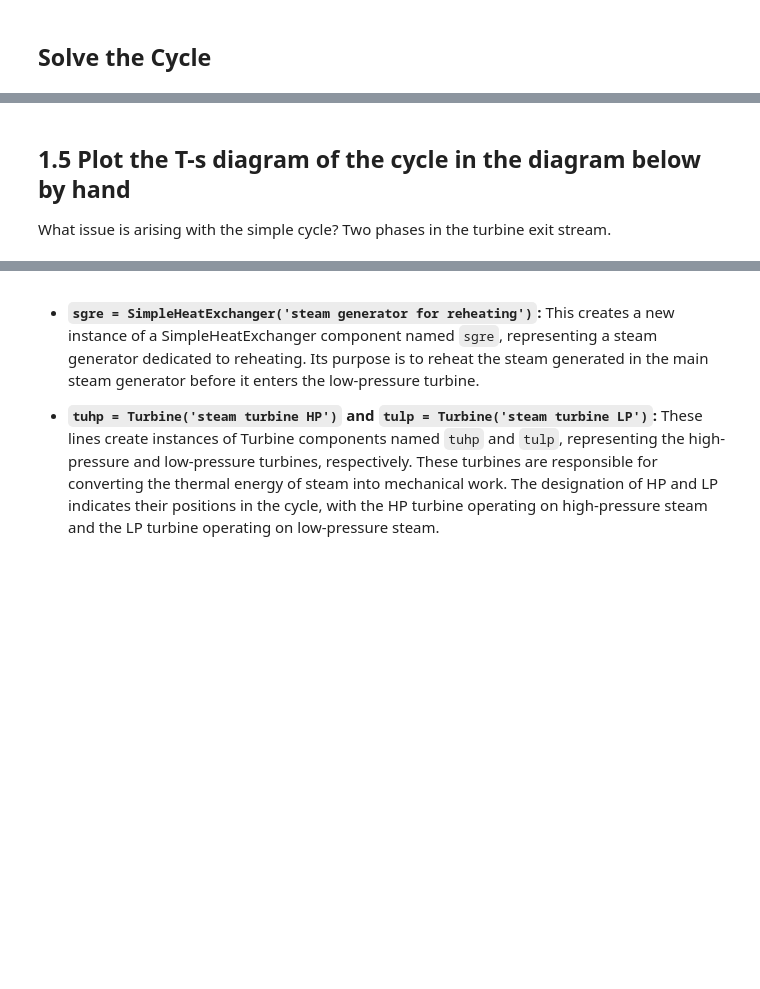
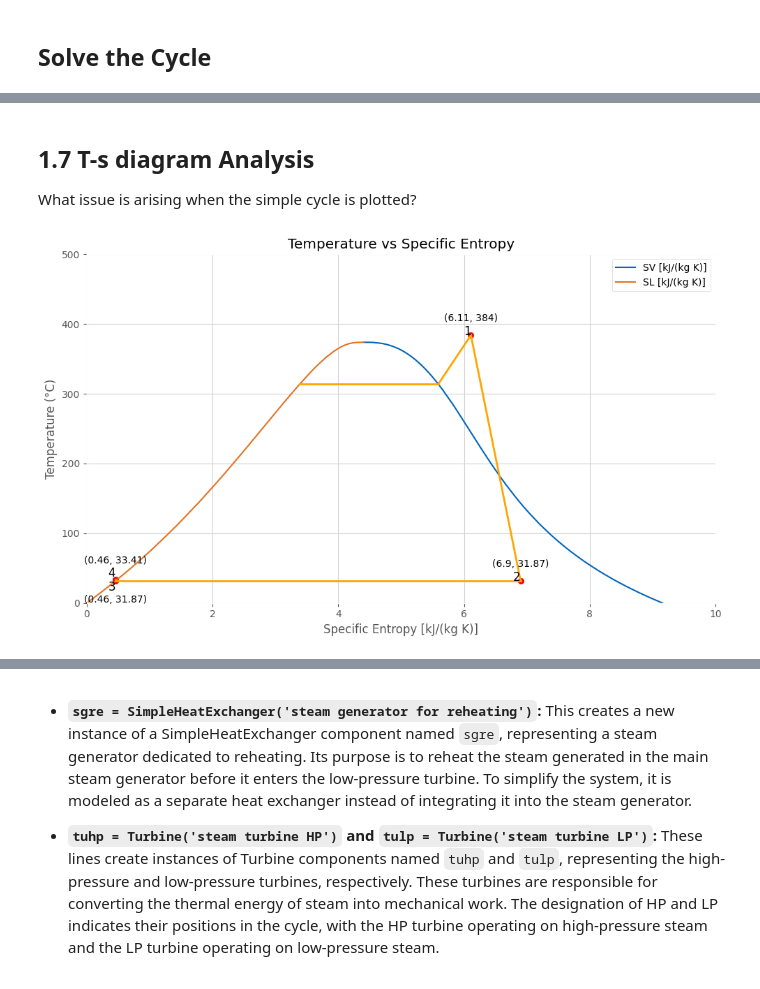
Before and after one commit to ddceruti/csp-exercises, a Jupyter notebook: 03/exercise_03.ipynb, the cells around one changed output, grey strips where cells are left out. Drawn from its saved outputs; the diff is of its cells as text; code cells hidden in the pictures; blank space fills up the shorter version.

```diff
--- a/03/exercise_03.ipynb
+++ b/03/exercise_03.ipynb
@@ -299,7 +312,7 @@ print(f"Thermal efficiency of the simple cycle: {round(thermal_efficiency * 100,
 # %% [markdown]
-## 1.5 Plot the T-s diagram of the cycle in the diagram below by hand
+## 1.7 T-s diagram Analysis
 
-What issue is arising with the simple cycle? Two phases in the turbine exit stream.
+What issue is arising when the simple cycle is plotted?
 # %%
 %matplotlib inline
 
@@ -337,3 +331,58 @@ fig.show()
+# %%
+with mplstyle.context('ggplot', after_reset=False):
+    # Plotting
+    plt.figure(figsize=(10, 6))
+    plt.rcParams['axes.facecolor'] = 'white'
+    # Plotting SL and SV against Temperature from steam tables
+    plt.plot(sv, temperature, label='SV [kJ/(kg K)]', color="#0065bd")
+    plt.plot(sl, temperature, label='SL [kJ/(kg K)]', color="#e37222")
+
+    # Labeled points and intermediate points
+    points = [(6.110, 384), (6.9, 31.87), (0.46, 31.87), (0.46, 33.41)]
+    intermediate_points = [(3.389, 313.9), (5.591, 313.9)]
+    labels = ['1', '2', '3', '4']
+
+    # Plotting labeled points with red dots
+    for i, ((x, y), label) in enumerate(zip(points, labels)):
+        plt.scatter(x, y, color='red')
+        if i == 2:  # For point 3
+            plt.text(x, y, label, fontsize=12, ha='right', va='top')  # Label below
+            plt.text(x, y - 20, f'({x}, {y})', fontsize=10, ha='center', va='top')  # Coordinates below
+        elif i == 3:  # For point 4
+            plt.text(x, y, label, fontsize=12, ha='right', va='bottom')  # Label above
+            plt.text(x, y + 20, f'({x}, {y})', fontsize=10, ha='center', va='bottom')  # Coordinates above
+        else:  # For other points
+            plt.text(x, y, label, fontsize=12, ha='right')
+            plt.text(x, y + 20, f'({x}, {y})', fontsize=10, ha='center')
+
+    # Connecting the labeled points with lines
+    for i in range(len(points) - 1):
+        plt.plot([points[i][0], points[i + 1][0]], [points[i][1], points[i + 1][1]], color='orange', linestyle='-', linewidth=2)
+
+    # Connecting the last point to the first point via intermediate points
+
+    plt.plot([intermediate_points[0][0], intermediate_points[1][0]], [intermediate_points[0][1], intermediate_points[1][1]], color='orange', linestyle='-', linewidth=2)
+    plt.plot([intermediate_points[1][0], points[0][0]], [intermediate_points[1][1], points[0][1]], color='orange', linestyle='-', linewidth=2)
+
+    # Setting axis limits
+    plt.xlim(0, 10)
+    plt.ylim(0, 500)
+
+    # Labels and title
+    plt.xlabel('Specific Entropy [kJ/(kg K)]')
+    plt.ylabel('Temperature (°C)')
+    plt.title('Temperature vs Specific Entropy')
+    plt.legend()
+
+    # Grid and layout
+    plt.grid(True, color="#D3D3D3")
+    plt.tight_layout()
+
+    # Show plot
+    plt.savefig(r'figs\Cycle_simple.svg', format='svg', dpi=300)
+    plt.show()
+# %% [output]
+[figure, added]
 # %% [markdown]
 ## 2. Rankine Cycle with Reheat
 
@@ -346,5 +395,6 @@ rankine.set_attr(T_unit='C', p_unit='bar', h_unit='kJ / kg')
 # %% [markdown]
-- **`sgre = SimpleHeatExchanger('steam generator for reheating')`:** This creates a new instance of a SimpleHeatExchanger component named `sgre`, representing a steam generator dedicated to reheating. Its purpose is to reheat the steam generated in the main steam generator before it enters the low-pressure turbine.
+- **`sgre = SimpleHeatExchanger('steam generator for reheating')`:** This creates a new instance of a SimpleHeatExchanger component named `sgre`, representing a steam generator dedicated to reheating. Its purpose is to reheat the steam generated in the main steam generator before it enters the low-pressure turbine. To simplify the system, it is modeled
+as a separate heat exchanger instead of integrating it into the steam generator.
 
 - **`tuhp = Turbine('steam turbine HP')` and `tulp = Turbine('steam turbine LP')`:** These lines create instances of Turbine components named `tuhp` and `tulp`, representing the high-pressure and low-pressure turbines, respectively. These turbines are responsible for converting the thermal energy of steam into mechanical work. The designation of HP and LP indicates their positions in the cycle, with the HP turbine operating on high-pressure steam and the LP turbine operating on low-pressure steam.
 # %%
```
Also changed, not shown: parts of 53 cells of this notebook, 4 other files.
